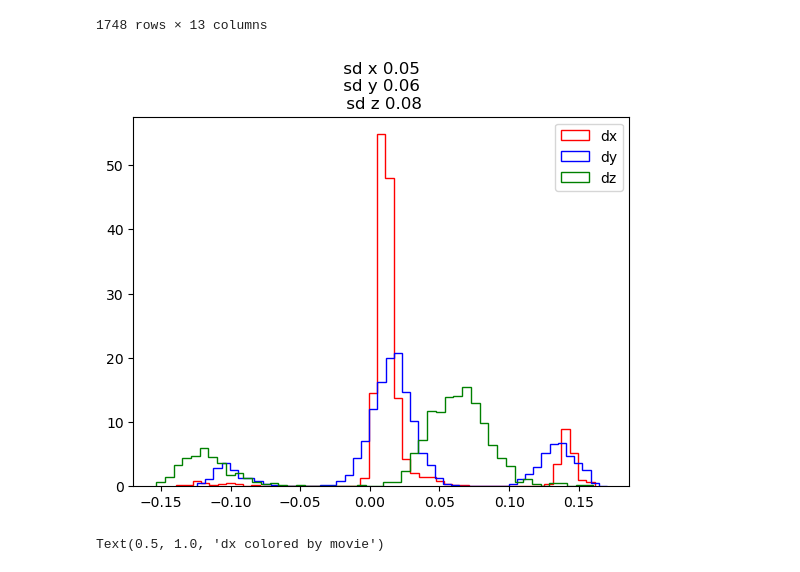
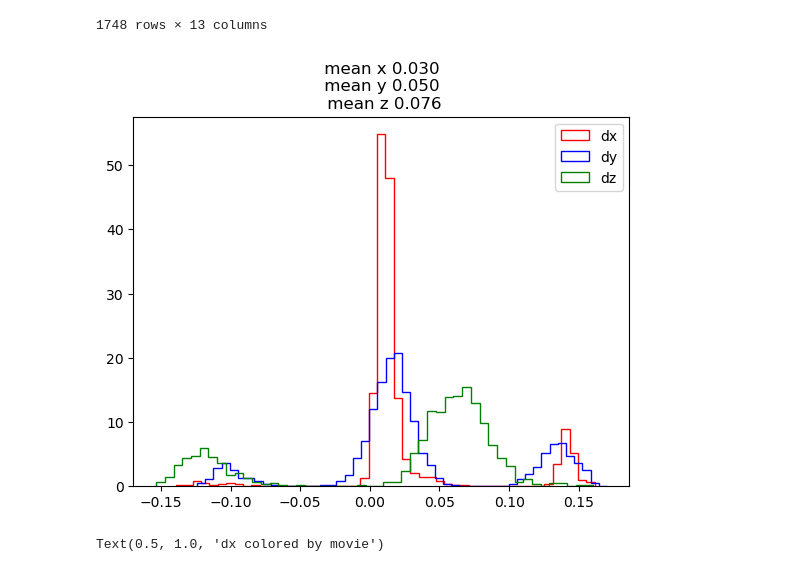
Before and after one commit to NessLfy/loop_extrusion_contact_dynamics, a Jupyter notebook: scratchpad/chromatic_aberration_correction.ipynb, the cells around one changed output. Drawn from its saved outputs; the diff is of its cells as text; code cells hidden in the pictures.

```diff
--- a/scratchpad/chromatic_aberration_correction.ipynb
+++ b/scratchpad/chromatic_aberration_correction.ipynb
@@ -264,12 +264,12 @@ df_comb
 # %%
 plt.hist(df_comb["dx"],histtype='step',color='r',bins=50,density=True,label='dx')
 plt.hist(df_comb["dy"],histtype='step',color='b',bins=50,density=True,label='dy')
 plt.hist(df_comb["dz"],histtype='step',color='g',bins=50,density=True,label='dz')
-plt.title(f' sd x {np.std(df_comb["dx"].values):,.2f} \n sd y {np.std(df_comb["dy"].values):,.2f} \n sd z {np.std(df_comb["dz"].values):,.2f}')
+plt.title(f' mean x {np.mean(np.sqrt(df_comb["dx"].values**2)):,.3f} \n mean y {np.mean(np.sqrt(df_comb["dy"].values**2)):,.3f} \n mean z {np.mean(np.sqrt(df_comb["dz"].values**2)):,.3f}')
 plt.legend()
 plt.show()
 # %% [output]
-[figure, old version]
+[figure, new version]
 # %%
 
 sns.histplot(data= df_comb,x='dx',element='step',fill=False,hue='run',bins=50,stat='density',label='dx',legend=False)
```
Also changed, not shown: parts of 20 cells of this notebook, 1 other file.
